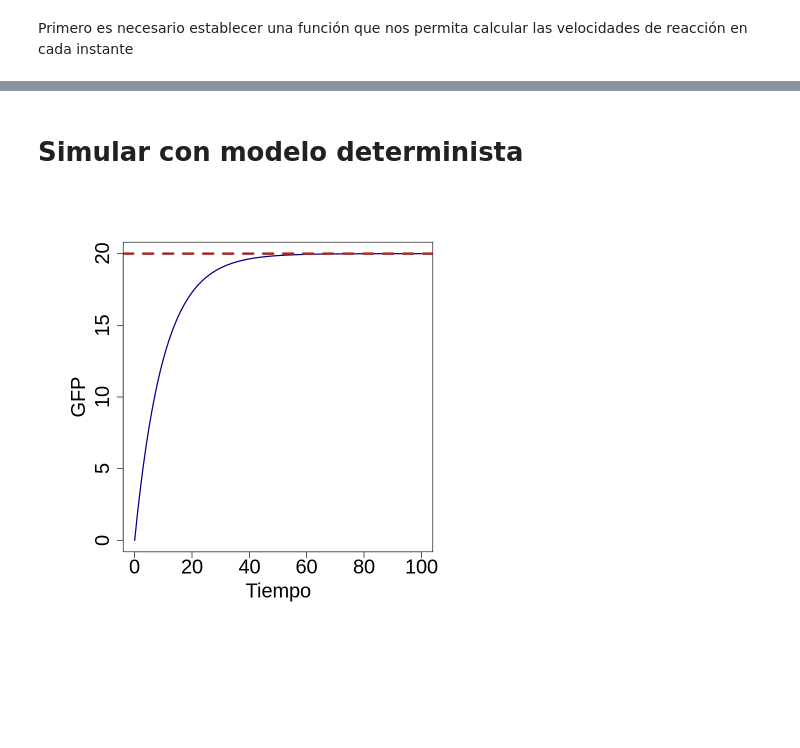
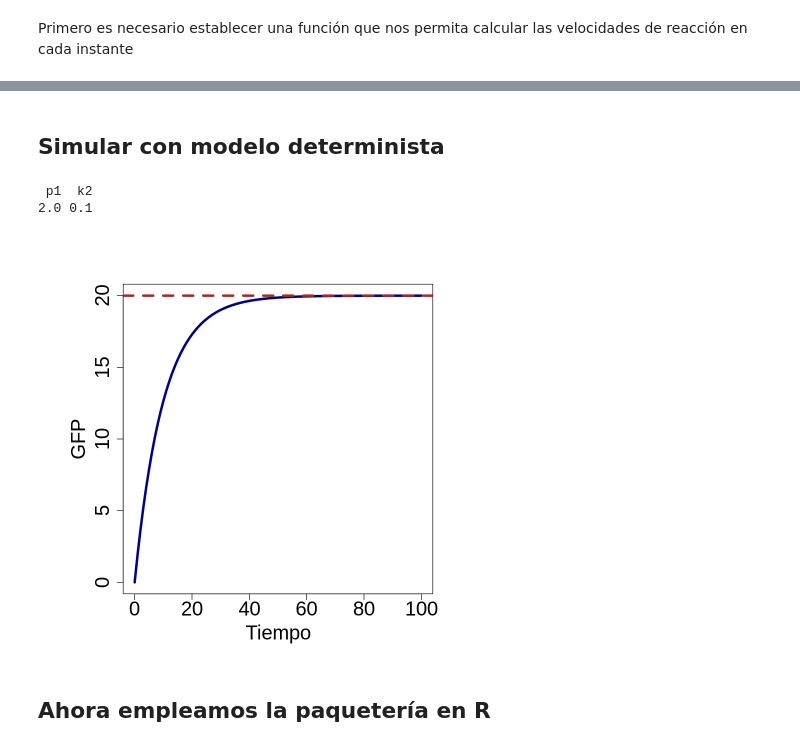
Before and after one commit to sysbio-unam/practicas-computacionales, a Jupyter notebook: algoritmo_Gillespie.ipynb, the cells around one changed output, grey strips where cells are left out. Cells and saved outputs as stored; diff of their text form; code cells hidden in the pictures; blank space fills up the shorter version.

```diff
--- a/algoritmo_Gillespie.ipynb
+++ b/algoritmo_Gillespie.ipynb
@@ -66,7 +66,7 @@ steady_state <- function(p) {
 }
 # %%
 # establecer parámetros
-p <- c(p1 = 1, k2 = 1)
+p <- c(p1 = 2, k2 = 0.1)
 
 # calcular estado estable
 GFPss <- steady_state(p)
@@ -121,10 +121,8 @@ gillespieGFp = function(GFP0, rate_const, get_rates, tend) {
 # %%
 # parámetros
 GFP0 = 0 # initial conditions
-c1 = 2
-c2 = 0.1
 tend = 100 # tiempo final
-rate_const = c(c1,c2) # parameters (rate constants)
+rate_const = p # parameters (rate constants)
 # %%
 # correr algoritmo
 out = gillespieGFp(GFP0, rate_const, get_rates, tend)
@@ -176,12 +166,12 @@ Warning message in axis(2, ...):
 # %% [markdown]
-# Simular con modelo determinista
+## Simular con modelo determinista
 # %%
 # modelo en ED
 detGFP <- function(t, state, parms) {
 
         with(as.list(c(state, parms)), {
 
-                dGFP <- c1-c2*GFP
+                dGFP <- p1-k2*GFP
 
                 return(list(c(dGFP)))
         })
@@ -193,14 +183,19 @@ times <- seq(0,100,1)
 # condiciones iniciales
 s <- c(GFP = GFP0)
 # parámetros
-parms <- c(c1 = c1, c2 = c2)
+print(p)
+# %% [output]
+ p1  k2
+2.0 0.1
 # %%
 # simular mdelo
-outD <- ode(y = s, times = times, func = detGFP, parms = parms)
+outD <- ode(y = s, times = times, func = detGFP, parms = p)
 # %%
 # mostrar resultados
 par(mar = c(5,7,4,2) + 0.1)
-plot(outD,type = "l", cex.axis = 2, cex.lab = 2, col = "darkblue", lwd = 2, xlab = "Tiempo", ylab = "GFP", main = "")
+plot(outD,type = "l", cex.axis = 2, cex.lab = 2, col = "darkblue", lwd = 4, xlab = "Tiempo", ylab = "GFP", main = "")
 abline(h = 20, lty = 2, col = "brown", lwd = 4)
 # %% [output]
-[figure, old version]
+[figure, new version]
+# %% [markdown]
+## Ahora empleamos la paquetería en R
```
Also changed, not shown: parts of 11 cells of this notebook.
